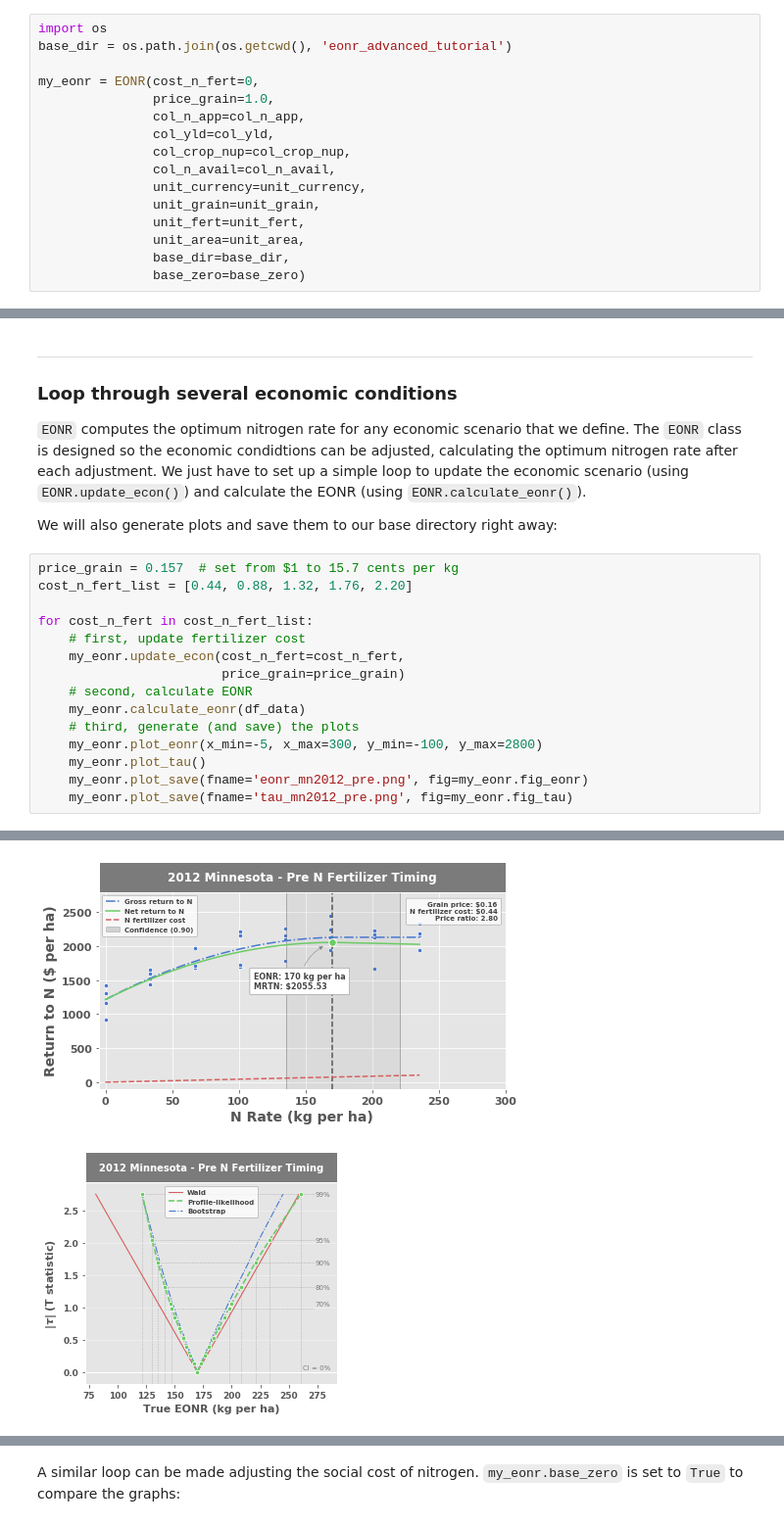
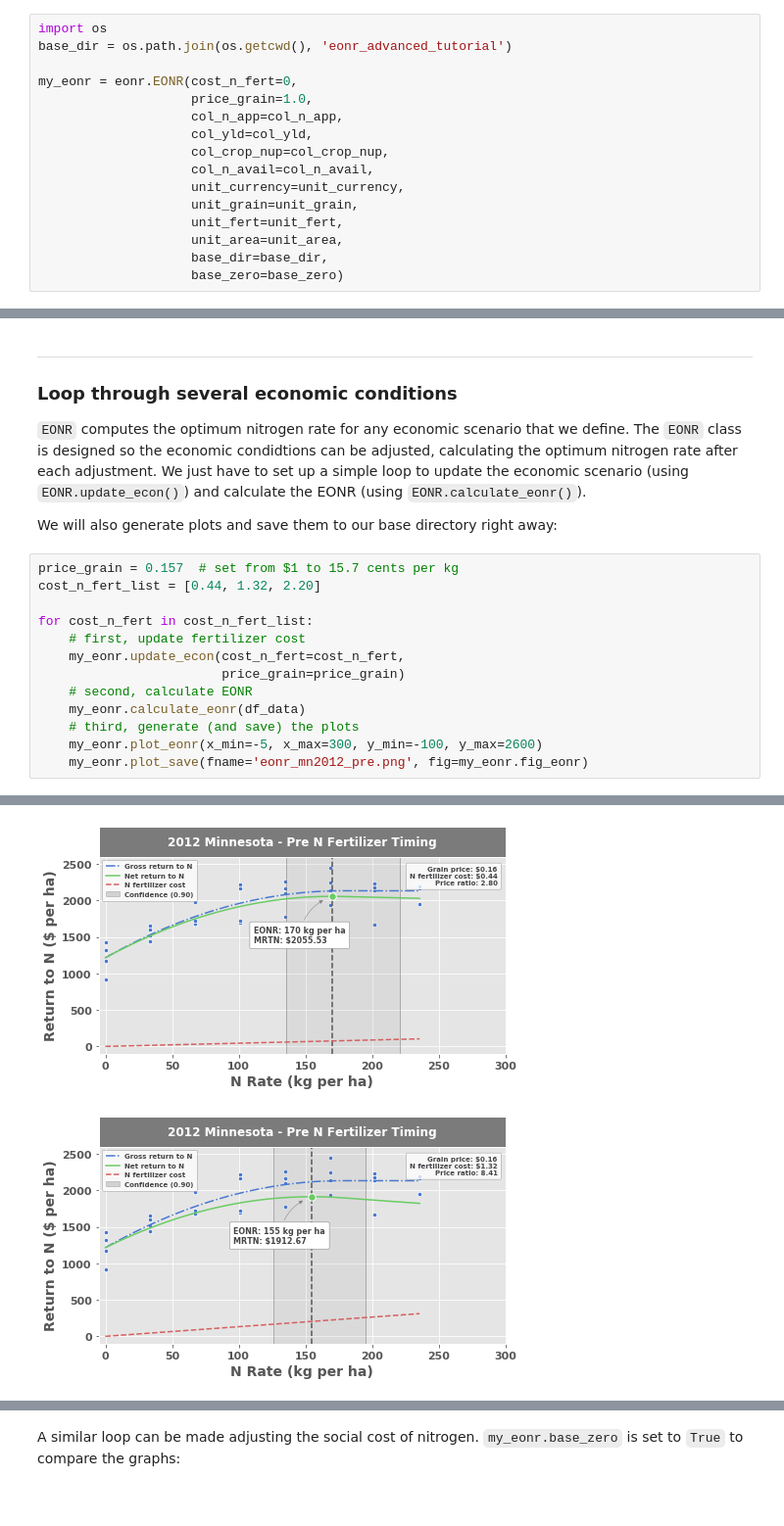
Before and after one commit to tnigon/eonr, a Jupyter notebook: docs/source/advanced_tutorial.ipynb, the cells around one changed output, grey strips where cells are left out. Shown at 98% size. Drawn from its saved outputs; the diff is of its cells as text.

```diff
--- a/docs/source/advanced_tutorial.ipynb
+++ b/docs/source/advanced_tutorial.ipynb
@@ -81,18 +81,18 @@ Let's set the base directory and initialize an instance of `EONR`, setting `cost
 import os
 base_dir = os.path.join(os.getcwd(), 'eonr_advanced_tutorial')
 
-my_eonr = EONR(cost_n_fert=0,
-               price_grain=1.0,
-               col_n_app=col_n_app,
-               col_yld=col_yld,
-               col_crop_nup=col_crop_nup,
-               col_n_avail=col_n_avail,
-               unit_currency=unit_currency,
-               unit_grain=unit_grain,
-               unit_fert=unit_fert,
-               unit_area=unit_area,
-               base_dir=base_dir,
-               base_zero=base_zero)
+my_eonr = eonr.EONR(cost_n_fert=0,
+                    price_grain=1.0,
+                    col_n_app=col_n_app,
+                    col_yld=col_yld,
+                    col_crop_nup=col_crop_nup,
+                    col_n_avail=col_n_avail,
+                    unit_currency=unit_currency,
+                    unit_grain=unit_grain,
+                    unit_fert=unit_fert,
+                    unit_area=unit_area,
+                    base_dir=base_dir,
+                    base_zero=base_zero)
 # %% [markdown]
 - - -
 ### Calculate the *AONR*
@@ -132,7 +132,7 @@ If you've gone through the [first tutorial](tutorial.md), you'll notice there ar
 We will also generate plots and save them to our base directory right away:
 # %%
 price_grain = 0.157  # set from $1 to 15.7 cents per kg
-cost_n_fert_list = [0.44, 0.88, 1.32, 1.76, 2.20]
+cost_n_fert_list = [0.44, 1.32, 2.20]
 
 for cost_n_fert in cost_n_fert_list:
     # first, update fertilizer cost
@@ -141,10 +141,8 @@ for cost_n_fert in cost_n_fert_list:
     # second, calculate EONR
     my_eonr.calculate_eonr(df_data)
     # third, generate (and save) the plots
-    my_eonr.plot_eonr(x_min=-5, x_max=300, y_min=-100, y_max=2800)
-    my_eonr.plot_tau()
+    my_eonr.plot_eonr(x_min=-5, x_max=300, y_min=-100, y_max=2600)
     my_eonr.plot_save(fname='eonr_mn2012_pre.png', fig=my_eonr.fig_eonr)
-    my_eonr.plot_save(fname='tau_mn2012_pre.png', fig=my_eonr.fig_tau)
 # %% [output]
 Computing EONR for Minnesota 2012 Pre
 Cost of N fertilizer: $0.44 per kg
@@ -162,6 +160,6 @@ Maximum return to N (MRTN): $1982.44 per ha
 Cost of N fertilizer: $2.20 per kg
 Price grain: $0.16 per kg
 Economic optimum N rate (EONR): 139.7 kg per ha [115.9, 170.1] (90.0% confidence)
 Maximum return to N (MRTN): $1783.10 per ha
-[figure, old version]
+[figure, new version]
-[figure, old version]
+[figure, new version]
```
Also changed, not shown: parts of 10 cells of this notebook, 51 other files.
